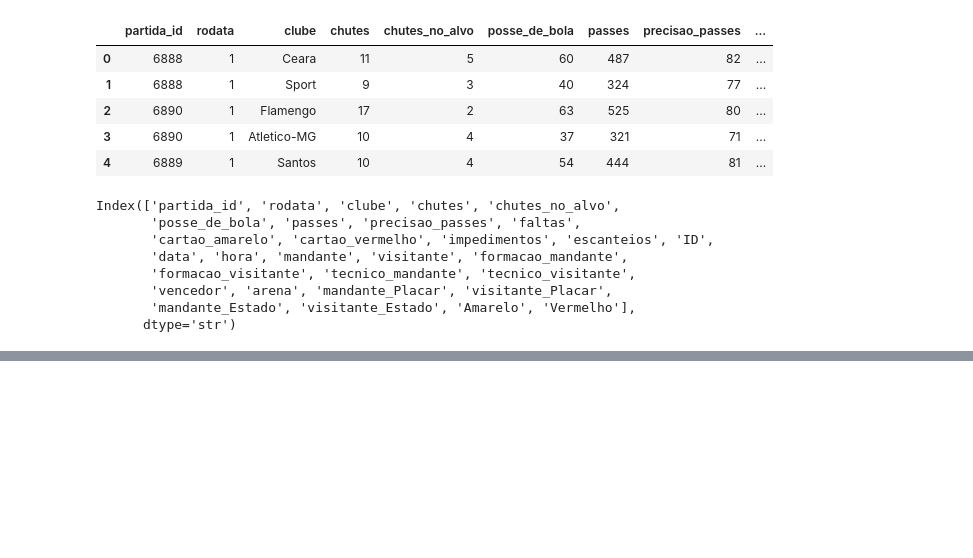
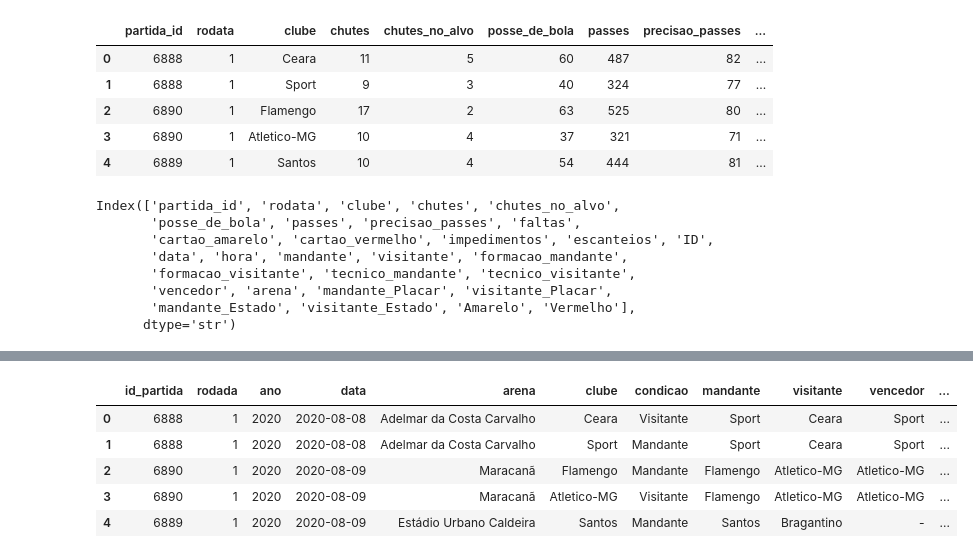
Before and after one commit to Cutieri/Analise_Brasileir-o, a Jupyter notebook: notebooks/EDA.ipynb, the cells around one changed output, grey strips where cells are left out. Cells and saved outputs as stored; diff of their text form; code cells hidden in the pictures; blank space fills up the shorter version.

```diff
--- a/notebooks/EDA.ipynb
+++ b/notebooks/EDA.ipynb
@@ -166,0 +268,13 @@ df
+# %%
+#Ajustando erros de dados inconsistentes
+df_fato['precisao_chutes'] = df_fato['precisao_chutes'].fillna(0)
+
+df_fato['total_amarelos'] = df_fato['total_amarelos'].fillna(0)
+
+df_fato['total_vermelhos'] = df_fato['total_vermelhos'].fillna(0)
+
+
+df_fato['precisao_passes'] = df_fato.apply(
+    lambda x: df_fato[df_fato['clube'] == x['clube']]['precisao_passes'].mean().round(2)
+    if x['passes'] == 0 else x['precisao_passes'], axis=1
+)
@@ -166,0 +301,9 @@ df
+# %%
+df_fato.head()
+# %% [output]
+|  | id_partida | rodada | ano | data | arena | clube | condicao | mandante | visitante | vencedor | ... |
+| 0 | 6888 | 1 | 2020 | 2020-08-08 | Adelmar da Costa Carvalho | Ceara | Visitante | Sport | Ceara | Sport | ... |
+| 1 | 6888 | 1 | 2020 | 2020-08-08 | Adelmar da Costa Carvalho | Sport | Mandante | Sport | Ceara | Sport | ... |
+| 2 | 6890 | 1 | 2020 | 2020-08-09 | Maracanã | Flamengo | Mandante | Flamengo | Atletico-MG | Atletico-MG | ... |
+| 3 | 6890 | 1 | 2020 | 2020-08-09 | Maracanã | Atletico-MG | Visitante | Flamengo | Atletico-MG | Atletico-MG | ... |
+| 4 | 6889 | 1 | 2020 | 2020-08-09 | Estádio Urbano Caldeira | Santos | Mandante | Santos | Bragantino | - | ... |
```
Also changed, not shown: parts of 7 cells of this notebook, 4 other files.
